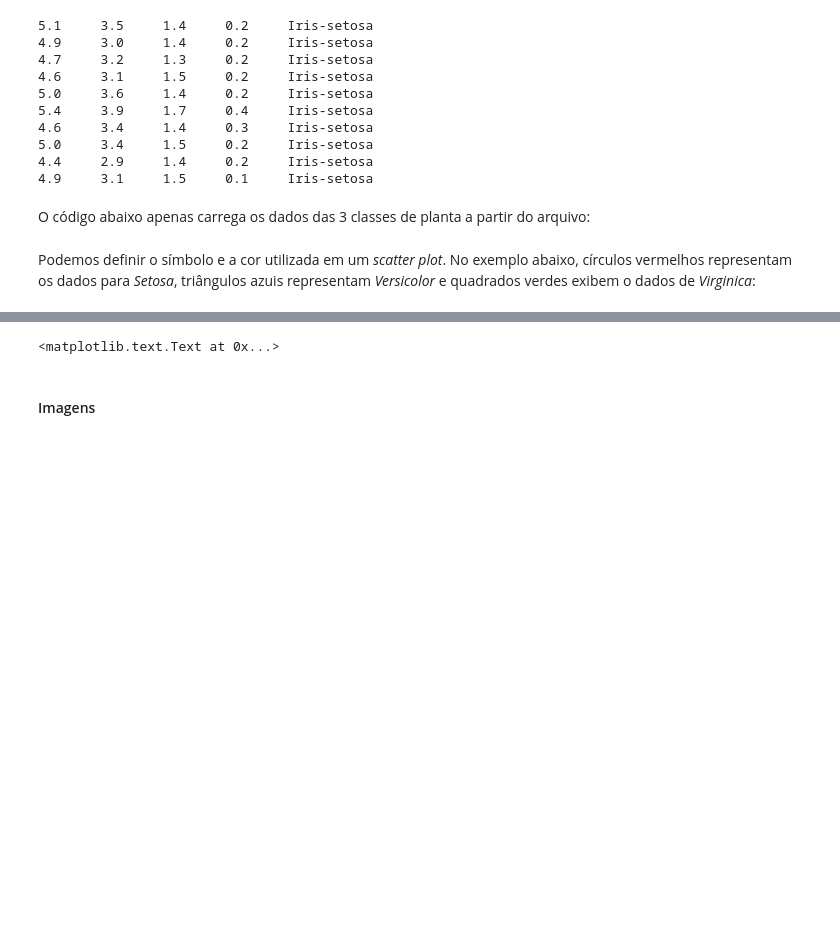
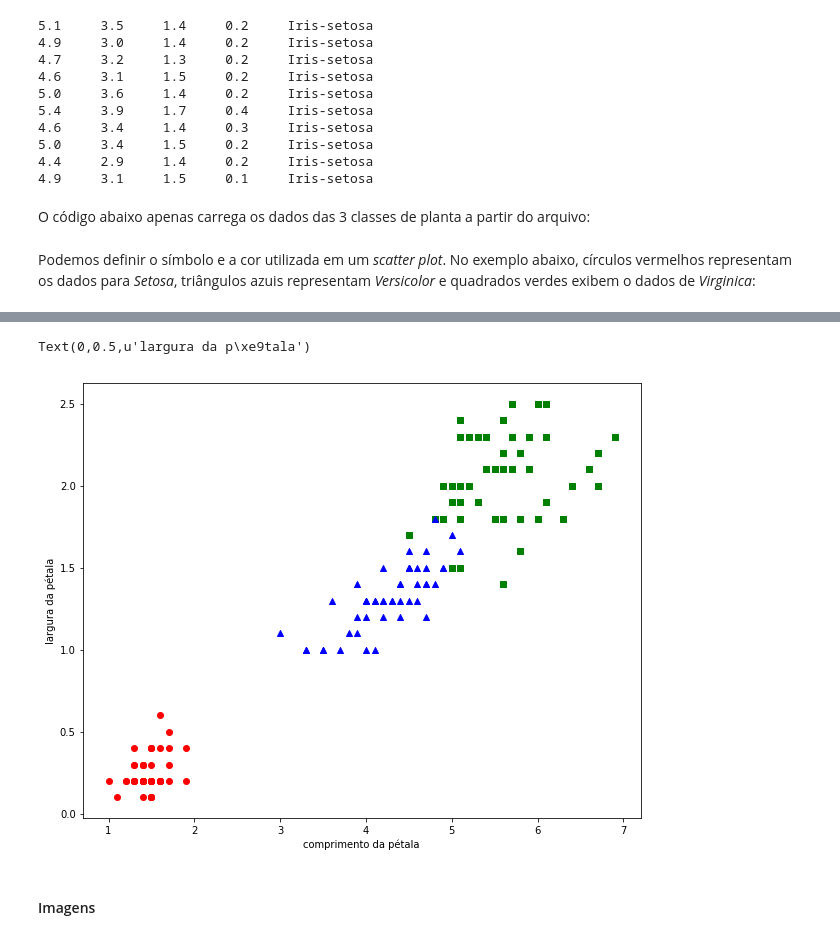
Before and after one commit to amandaortega/scipy-intro, a Jupyter notebook: 05._Visualizacao_e_graficos.ipynb, the cells around one changed output, grey strips where cells are left out. Cells and saved outputs as stored; diff of their text form; code cells hidden in the pictures; blank space fills up the shorter version.

```diff
--- a/05._Visualizacao_e_graficos.ipynb
+++ b/05._Visualizacao_e_graficos.ipynb
@@ -198,6 +196,7 @@ versicolor = iris_data[iris_class == 'Iris-versicolor']
 # %% [markdown]
 Podemos definir o símbolo e a cor utilizada em um *scatter plot*. No exemplo abaixo, círculos vermelhos representam os dados para *Setosa*, triângulos azuis representam *Versicolor* e quadrados verdes exibem o dados de *Virginica*:
 # %%
+fig = plt.figure(figsize=(10,8))
 plt.scatter(setosa[:,2], setosa[:,3], c='r', marker='o')
 plt.scatter(virginica[:,2], virginica[:,3], c='g', marker='s')
 plt.scatter(versicolor[:,2], versicolor[:,3], c='b', marker='^')
@@ -209,4 +206,5 @@ plt.ylabel(u'largura da pétala')
-<matplotlib.text.Text at 0x...>
+Text(0,0.5,u'largura da p\xe9tala')
+[figure, added]
 # %% [markdown]
 #### Imagens
 # %%
```
Also changed, not shown: parts of 17 cells of this notebook.
